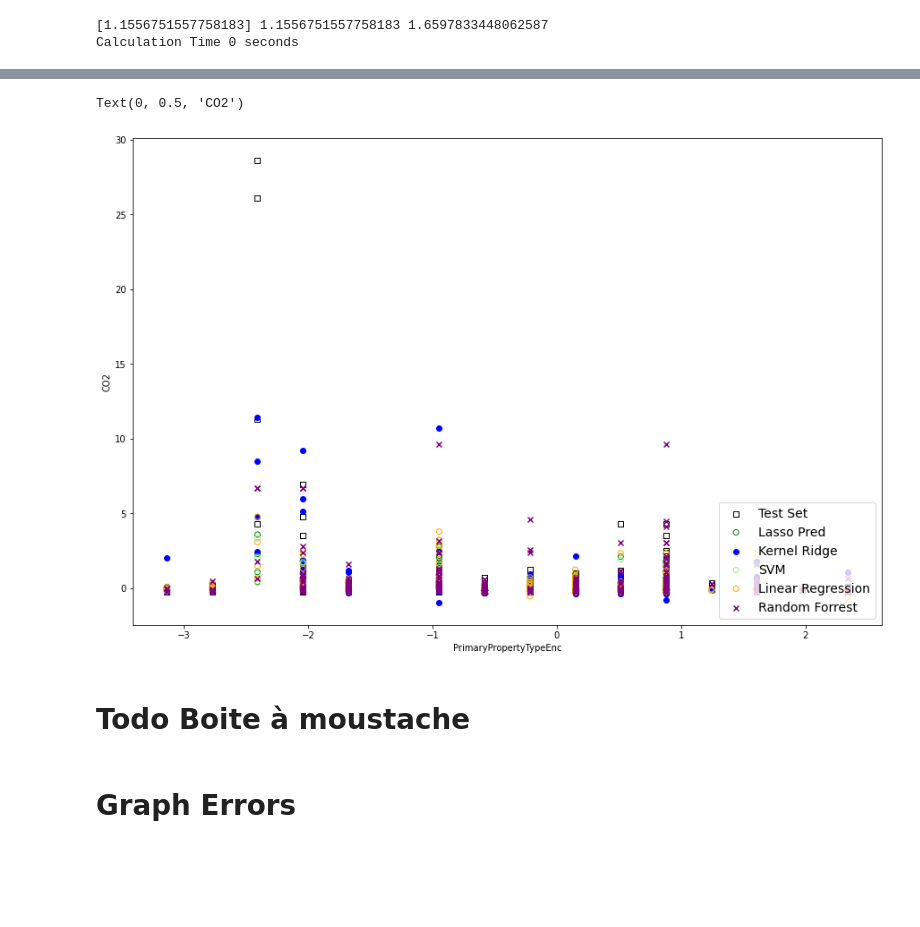
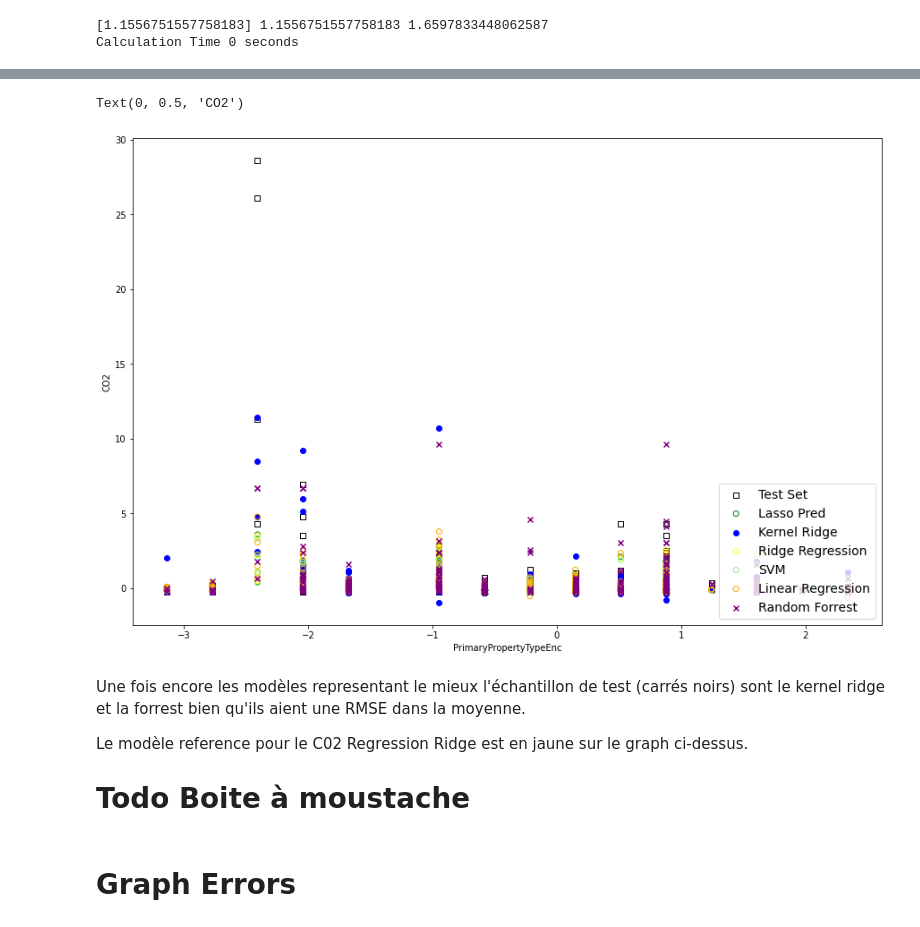
Before and after one commit to benMiniconi/Seattle2050, a Jupyter notebook: ProjetFinal/PEnergy_02_notebook_modelisation.ipynb, the cells around one changed output, grey strips where cells are left out. Cells and saved outputs as stored; diff of their text form; code cells hidden in the pictures; blank space fills up the shorter version.

```diff
--- a/ProjetFinal/PEnergy_02_notebook_modelisation.ipynb
+++ b/ProjetFinal/PEnergy_02_notebook_modelisation.ipynb
@@ -616,28 +624,23 @@ Text(0, 0.5, 'CO2')
 # %%
-#A ajouter H2O pour aller à l'essentiel
-#print(X_test[:, 1])
 fig = plt.figure(figsize=(15, 10))
 plt.scatter(X_test[:, -2], y_test, color="black", marker='s', label="Test Set", facecolors='none')
 plt.scatter(X_test[:, -2], Y_pred_lasso[scoreLasso.index(max(scoreLasso))], color="green", marker='o', label="Lasso Pred", facecolors='none')
 plt.scatter(X_test[:, -2], Y_pred_kernel_ridge[score_kernel_ridge.index(max(score_kernel_ridge))], color="blue", marker='o', label="Kernel Ridge")
-#plt.scatter(X_test[:, -2], Y_pred_reg_ridge[score_reg_ridge.index(max(score_reg_ridge))], color="yellow", marker='o', facecolors='none', label="Ridge Regression")
+plt.scatter(X_test[:, -2], Y_pred_reg_ridge[score_reg_ridge.index(max(score_reg_ridge))], color="yellow", marker='o', facecolors='none', label="Ridge Regression")
 plt.scatter(X_test[:, -2], Y_pred_svm[scoreLinearSVR.index(max(scoreLinearSVR))], color="lightgreen", marker='o', label="SVM", facecolors='none')
 plt.scatter(X_test[:, -2], Y_pred[scoreLinearRegression.index(max(scoreLinearRegression))], color="orange", marker='o', facecolors='none', label="Linear Regression")
 plt.scatter(X_test[:, -2], Y_pred_RegressionTree[scoreRegressionTree.index(max(scoreRegressionTree))], color="purple", marker='x', label="Random Forrest")
 plt.legend(loc="lower right", fontsize=14)
-#plt.plot(fpr, tpr, '-', lw=2, label='gamma=0.01, AUC=%.2f' % auc)
-
-# afficher la courbe ROC du modèle optimisé
-#plt.plot(fpr_cv, tpr_cv, '-', lw=2, label='gamma=%.1e, AUC=%.2f' % \
-#         (gridSearch.best_params_['gamma'], auc_cv))
-#Ajout de la diagonale de 0.0 à 1.1
-#plt.plot([0,1], [0, 1])
 plt.xlabel("PrimaryPropertyTypeEnc")
 plt.ylabel("CO2")
 # %% [output]
 Text(0, 0.5, 'CO2')
-[figure, old version]
+[figure, new version]
 # %% [markdown]
+Une fois encore les modèles representant le mieux l'échantillon de test (carrés noirs) sont le kernel ridge et la forrest bien qu'ils aient une RMSE dans la moyenne.
+
+Le modèle reference pour le C02 Regression Ridge est en jaune sur le graph ci-dessus.
+
 # Todo Boite à moustache
 # %%
 green_diamond = dict(markerfacecolor='g', marker='D')
```
Also changed, not shown: parts of 50 cells of this notebook.
